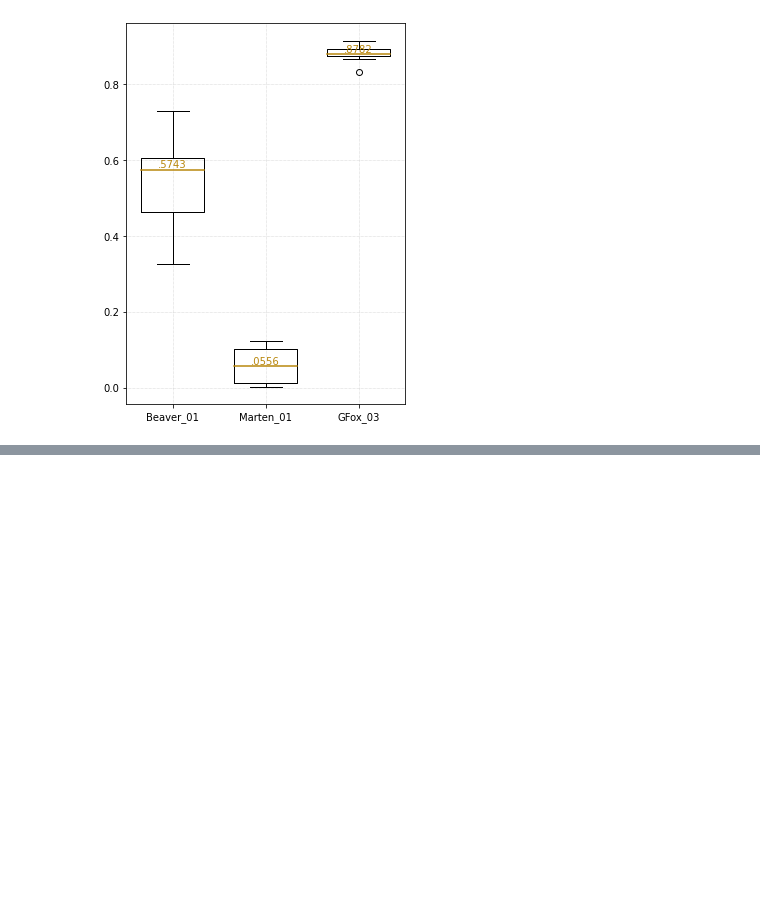
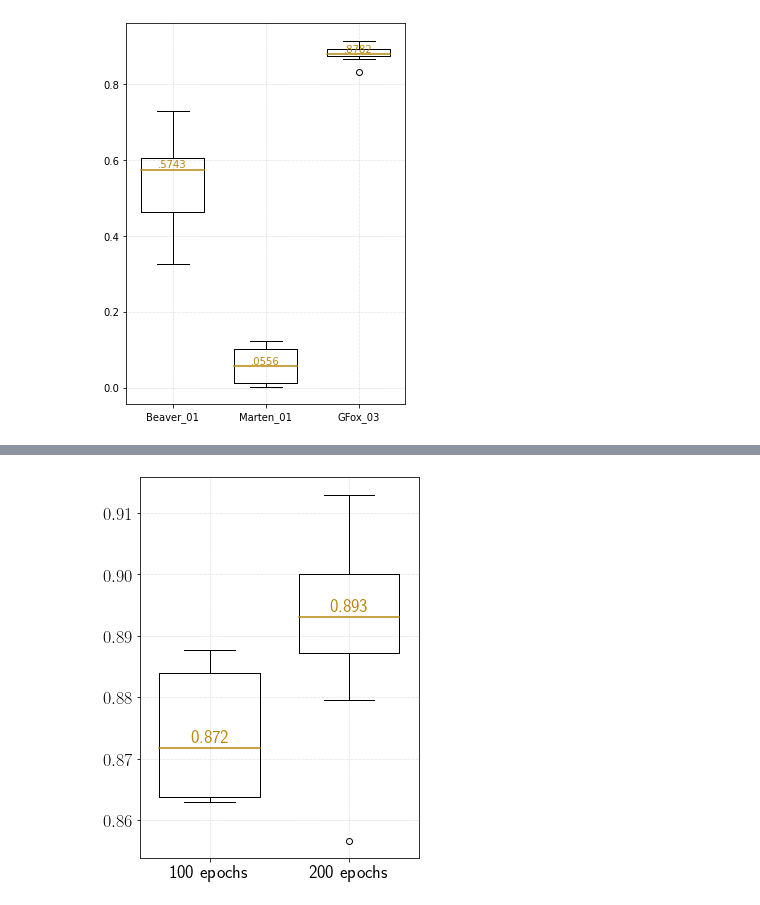
Before and after one commit to kleincode/camera-trap-anomaly-detection, a Jupyter notebook: approach4_boxplot.ipynb, the cells around one changed output, grey strips where cells are left out. Saved outputs shown, nothing was run; the diff lists cells and outputs as text; code cells hidden in the pictures; blank space fills up the shorter version.

```diff
--- a/approach4_boxplot.ipynb
+++ b/approach4_boxplot.ipynb
@@ -163,5 +163,18 @@ CONFIGS_COMPARE_SESSIONS = [
     },
 ]
 
+CONFIGS_COMPARE_EPOCHS = [
+    {
+        "session": "Beaver_01",
+        "label": "100 epochs",
+        "train_names": [f"ae2_beaver_01_{i}" for i in range(1, 6)]
+    },
+    {
+        "session": "Beaver_01",
+        "label": "200 epochs",
+        "train_names": [f"ae2_beaver_01_200e_{i}" for i in range(10)]
+    },
+]
+
 ds = Dataset(DIR)
 # %% [output]
@@ -250,13 +261,15 @@ def plot_boxes(values, color="darkgoldenrod", label_below=[], colors=None, label
             label_dist = label_dist_overwrites[i] if i in label_dist_overwrites else 0.0005
             plt.text(x - 0.355, y + label_dist, f"{y:.3f}", verticalalignment="bottom", horizontalalignment="center", color=color) # draw above, centered
 
-def plot_scores(configs, scores, metric="auc", savefile=None, figsize=(15, 10), xlabel=None, **kwargs):
+def plot_scores(configs, scores, metric="auc", savefile=None, figsize=(15, 10), xlabel=None, use_loss=False, **kwargs):
     plt.rcParams['text.usetex'] = True
     plt.rcParams.update({"font.size": 18})
     plt.figure(figsize=figsize)
 
-    plot_boxes([kde_scores[metric] for kde_scores, loss_scores in scores], **kwargs)
-    # plot_boxes([loss_scores[metric] for kde_scores, loss_scores in scores], color="blue")
+    if use_loss:
+        plot_boxes([loss_scores[metric] for kde_scores, loss_scores in scores], **kwargs)
+    else:
+        plot_boxes([kde_scores[metric] for kde_scores, loss_scores in scores], **kwargs)
 
     # Add labels
     plt.xticks(np.arange(1, len(configs) + 1), [config["label"] for config in configs])
@@ -351,0 +367,2 @@ plot_scores(CONFIGS_COMPARE_SESSIONS, compare_sessions_scores, metric="tnr95", s
+# %%
+epoch_scores = [get_scores(**config) for config in CONFIGS_COMPARE_EPOCHS]
@@ -351,0 +374,4 @@ plot_scores(CONFIGS_COMPARE_SESSIONS, compare_sessions_scores, metric="tnr95", s
+# %%
+plot_scores(CONFIGS_COMPARE_EPOCHS, epoch_scores, metric="auc", savefile="plots/approach4/boxplot_kde_sessions.pdf", figsize=(5, 7))
+# %% [output]
+[figure, added]
```
Also changed, not shown: parts of 6 cells of this notebook, 22 other files.
